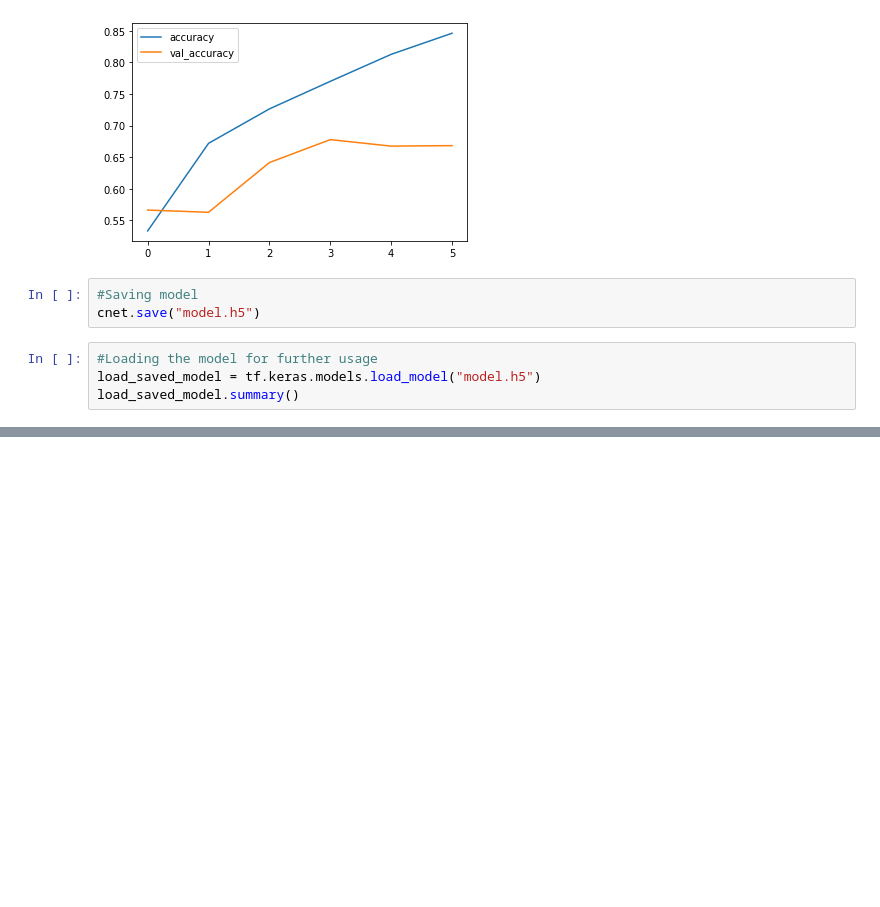
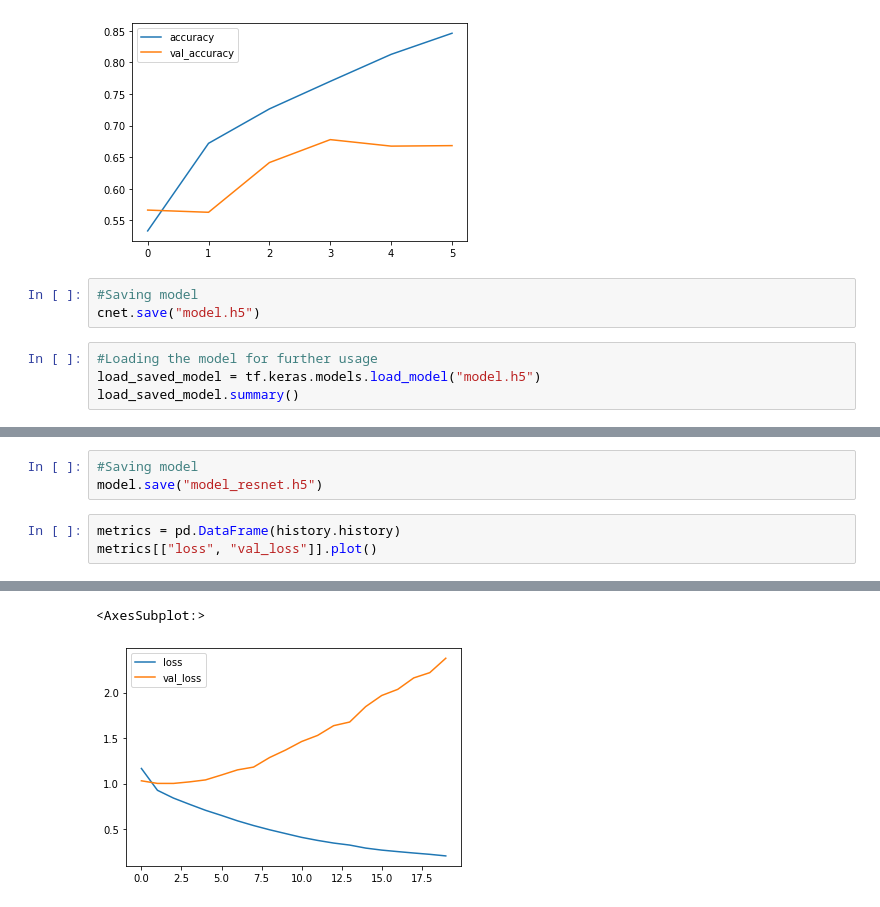
Before and after one commit to abhiamishra/timeline-acm-research, a Jupyter notebook: Sample CNN Transfer Learning Notebook.ipynb, the cells around one changed output, grey strips where cells are left out. Cells and saved outputs as stored; diff of their text form; blank space fills up the shorter version.

```diff
--- a/Sample CNN Transfer Learning Notebook.ipynb
+++ b/Sample CNN Transfer Learning Notebook.ipynb
@@ -202,0 +200,7 @@ model.save("model_resnet.h5")
+# %%
+#Saving model
+model.save("model_resnet.h5")
+# %%
+metrics = pd.DataFrame(history.history)
+metrics[["loss", "val_loss"]].plot()
+# %% [output]
@@ -202,0 +208,2 @@ model.save("model_resnet.h5")
+<AxesSubplot:>
+[figure, added]
```
Also changed, not shown: parts of 19 cells of this notebook.
